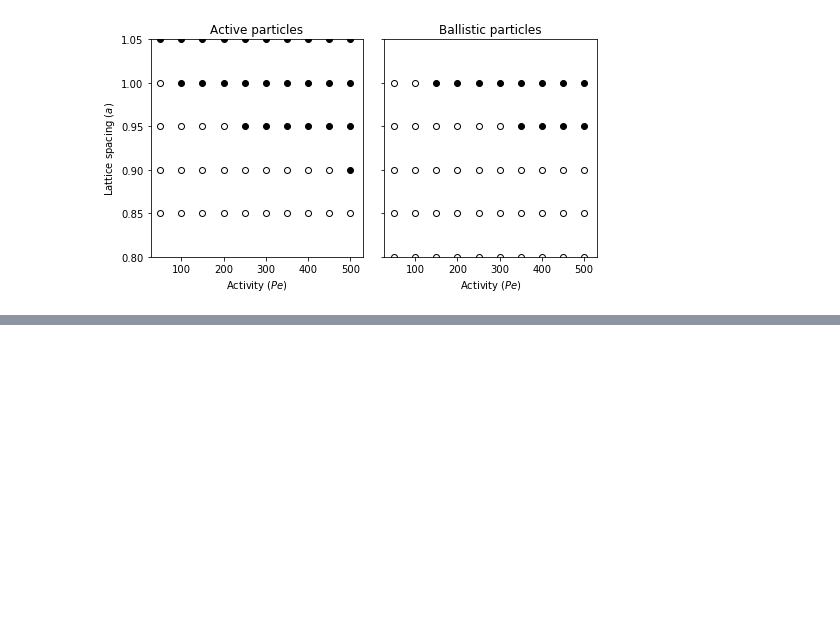
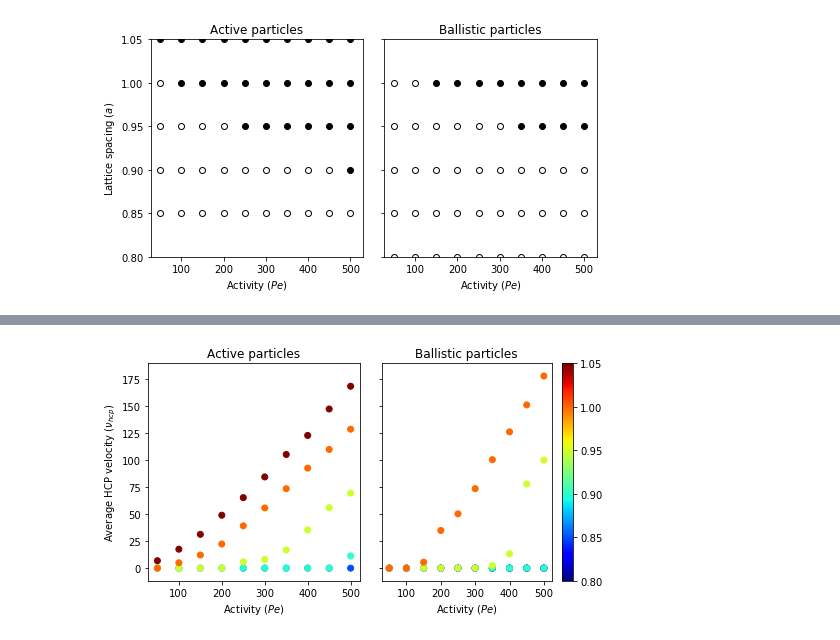
Before and after one commit to kolbt/whingdingdilly, a Jupyter notebook: ipython/hcpStudy/hcpAnalyze.ipynb, the cells around one changed output, grey strips where cells are left out. Saved outputs shown, nothing was run; the diff lists cells and outputs as text; code cells hidden in the pictures; blank space fills up the shorter version.

```diff
--- a/ipython/hcpStudy/hcpAnalyze.ipynb
+++ b/ipython/hcpStudy/hcpAnalyze.ipynb
@@ -223,0 +291,37 @@ plt.show()
+# %%
+# Let's plot lines on velocity vs lattice and velocity vs activity
+fig, ax = plt.subplots(1, 2, figsize=(8, 4), sharey=True)
+maxLat = max(latList)
+
+# Lists
+actPes = []
+actVels = []
+actLats = []
+balPes = []
+balVels = []
+balLats = []
+
+for i in xrange(len(all_data)):
+    if actList[i]:
+        actPes.append(peList[i])
+        actVels.append(all_data[i]['Velocity'][0])
+        actLats.append(latList[i])
+#         ax[0].scatter(peList[i], all_data[i]['Velocity'][0], c=plt.cm.jet(latList[i]/maxLat))
+    else:
+        balPes.append(peList[i])
+        balVels.append(all_data[i]['Velocity'][0])
+        balLats.append(latList[i])
+#         ax[1].scatter(peList[i], all_data[i]['Velocity'][0], c=plt.cm.jet(latList[i]/maxLat))
+
+sc1 = ax[0].scatter(actPes, actVels, c=actLats, cmap='jet', vmin=0.8, vmax=1.05)
+sc2 = ax[1].scatter(balPes, balVels, c=balLats, cmap='jet', vmin=0.8, vmax=1.05)
+plt.colorbar(sc1)
+ax[0].set_xlabel(r'Activity $(Pe)$')
+ax[1].set_xlabel(r'Activity $(Pe)$')
+ax[0].set_ylabel(r'Average HCP velocity $(\nu_{hcp})$')
+ax[0].set_title('Active particles')
+ax[1].set_title('Ballistic particles')
+plt.subplots_adjust(wspace=0.1)
+plt.show()
+# %% [output]
+[figure, added]
```
Also changed, not shown: parts of 3 cells of this notebook.
